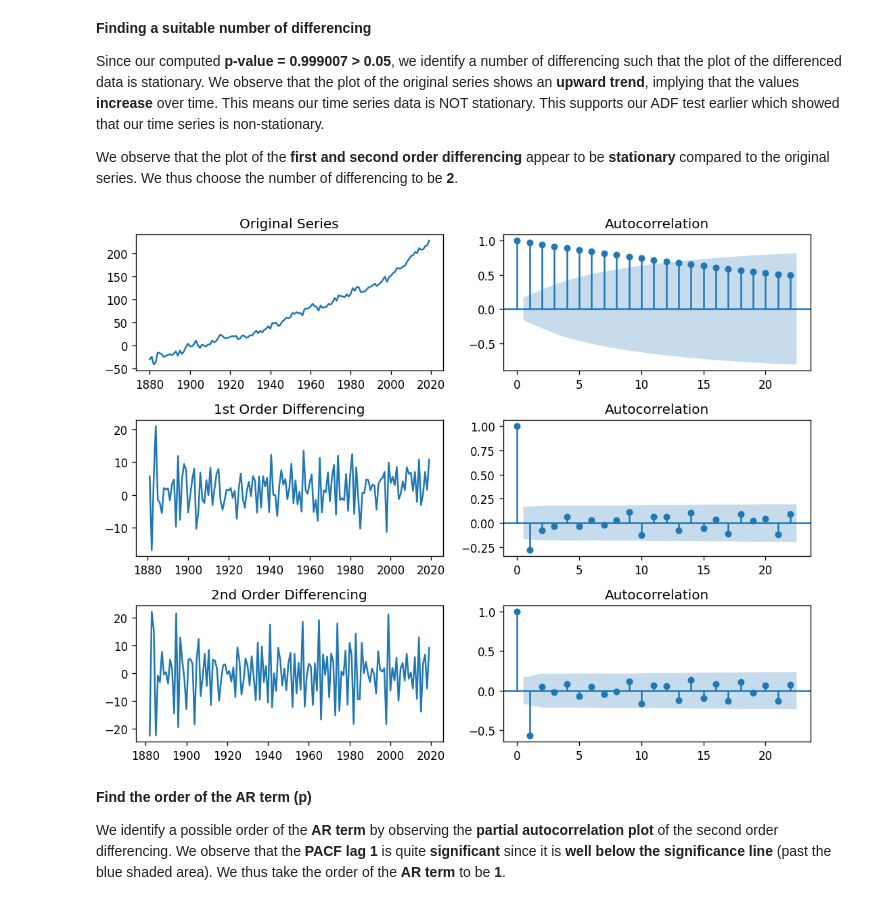
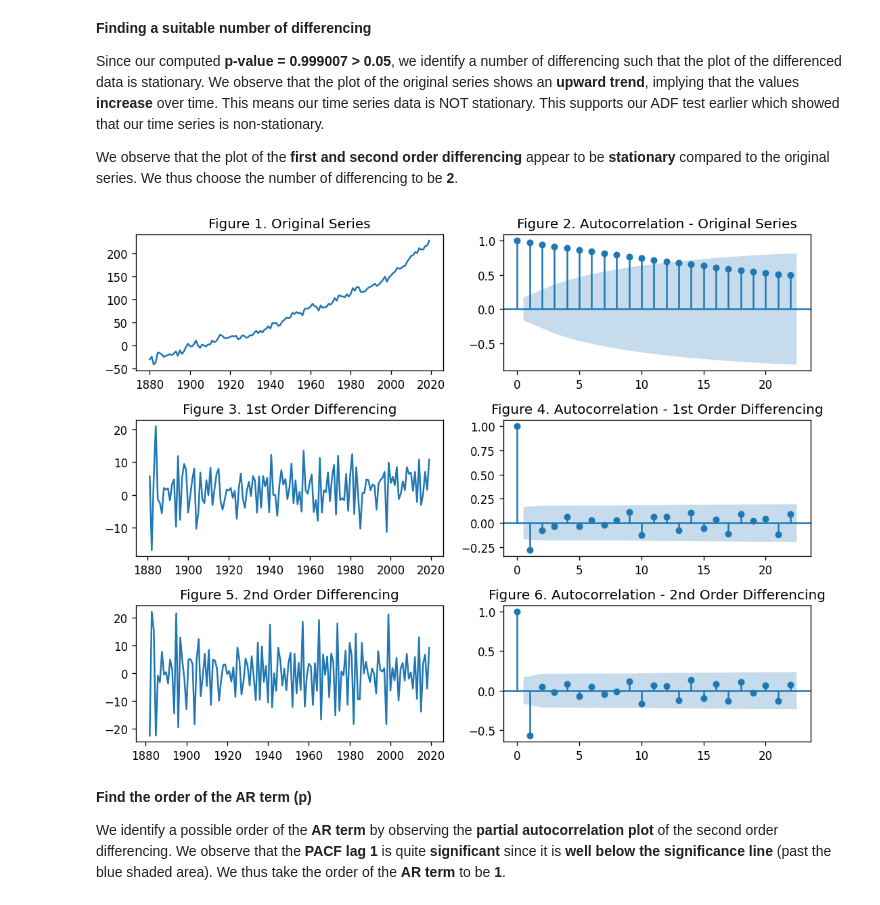
Before and after one commit to nccruel/132project, a Jupyter notebook: GMSL_Forecasting_Using_ARIMA.ipynb, the cells around one changed output. Cells and saved outputs as stored; diff of their text form; code cells hidden in the pictures.

```diff
--- a/GMSL_Forecasting_Using_ARIMA.ipynb
+++ b/GMSL_Forecasting_Using_ARIMA.ipynb
@@ -98,26 +98,26 @@ We observe that the plot of the **first and second order differencing** appear t
 # %%
 import numpy as np, pandas as pd
 from statsmodels.graphics.tsaplots import plot_acf, plot_pacf
 import matplotlib.pyplot as plt
 plt.rcParams.update({'figure.figsize':(9,7), 'figure.dpi':120})
 
 # Original Series
 fig, axes = plt.subplots(3, 2)
-axes[0, 0].plot(df["sea_level"]); axes[0, 0].set_title('Original Series')
-plot_acf(df["sea_level"], ax=axes[0, 1])
+axes[0, 0].plot(df["sea_level"]); axes[0, 0].set_title('Figure 1. Original Series')
+plot_acf(df["sea_level"], ax=axes[0, 1]); axes[0, 1].set_title('Figure 2. Autocorrelation - Original Series')
 
 # 1st Differencing
-axes[1, 0].plot(df["sea_level"].diff()); axes[1, 0].set_title('1st Order Differencing')
-plot_acf(df["sea_level"].diff().dropna(), ax=axes[1, 1])
+axes[1, 0].plot(df["sea_level"].diff()); axes[1, 0].set_title('Figure 3. 1st Order Differencing')
+plot_acf(df["sea_level"].diff().dropna(), ax=axes[1, 1]); axes[1, 1].set_title('Figure 4. Autocorrelation - 1st Order Differencing')
 
 # 2nd Differencing
-axes[2, 0].plot(df["sea_level"].diff().diff()); axes[2, 0].set_title('2nd Order Differencing')
-plot_acf(df["sea_level"].diff().diff().dropna(), ax=axes[2, 1])
+axes[2, 0].plot(df["sea_level"].diff().diff()); axes[2, 0].set_title('Figure 5. 2nd Order Differencing')
+plot_acf(df["sea_level"].diff().diff().dropna(), ax=axes[2, 1]); axes[2, 1].set_title('Figure 6. Autocorrelation - 2nd Order Differencing')
 
 fig.tight_layout()
 plt.show()
 # %% [output]
-[figure, old version]
+[figure, new version]
 # %% [markdown]
 **Find the order of the AR term (p)**
 
```
Also changed, not shown: parts of 11 cells of this notebook.
